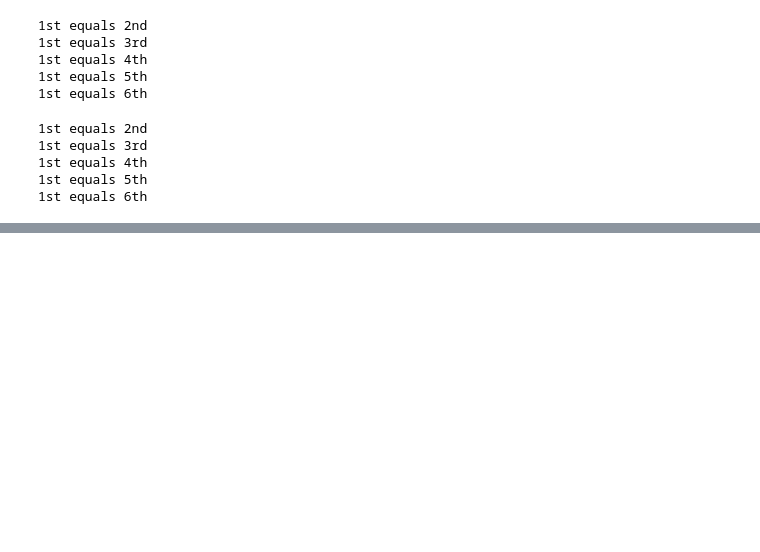
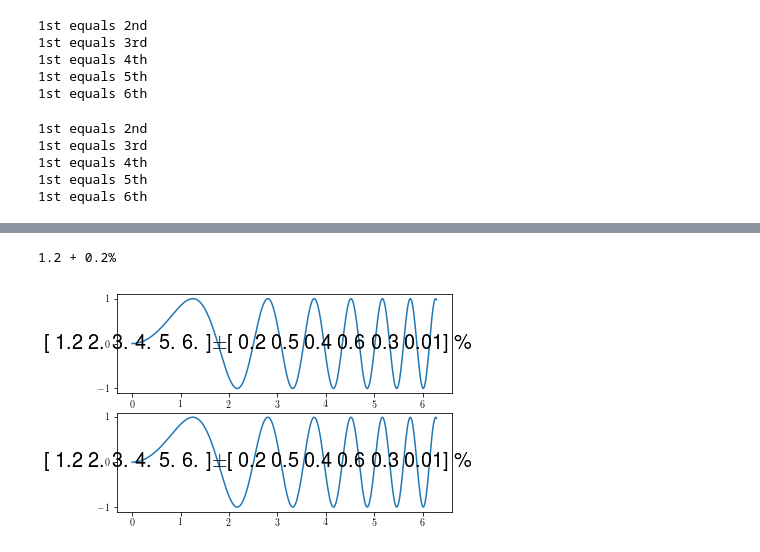
Before and after one commit to shyamsrinivasan/ident, a Jupyter notebook: ident/python2/ss-ident/scratch_file.ipynb, the cells around one changed output, grey strips where cells are left out. Drawn from its saved outputs; the diff is of its cells as text; code cells hidden in the pictures; blank space fills up the shorter version.

```diff
--- a/ident/python2/ss-ident/scratch_file.ipynb
+++ b/ident/python2/ss-ident/scratch_file.ipynb
@@ -440,0 +457,31 @@ if sq_1_k3fdp_2 == sq_6_k3fdp_2:
+# %%
+import matplotlib.pyplot as plt
+import numpy as np
+
+plt.rc('text', usetex=True)
+plt.rc('font', **{'family': 'sans-serif', 'sans-serif': ['Helvetica']})
+
+# Simple data to display in various forms
+x = np.linspace(0, 2 * np.pi, 400)
+y = np.sin(x ** 2)
+arr =np.array([1.2,2,3,4,5,6])
+arr2 = np.array([.2, .5, .4, .6, .3, .01])
+# ts = arr.tostring()+"%"
+print str(arr[0])+" + "+str(arr2[0])+"%"
+
+_, ax = plt.subplots(2, 1, sharex='row')
+for i, a in enumerate(ax):
+    a.plot(x, y)
+    an1 = a.annotate("", xy=(2, 0), xycoords='data',
+              xytext=(2, 0), textcoords='data',
+              size=20, va="center", ha="center")
+    # an2 = a.annotate("", xy=(5, 0), xycoords='data',
+    #                 va="center", ha="center",
+    #                 bbox=dict(boxstyle="round", fc="w"))
+    an3 = a.annotate(str(arr)+r"$\pm$"+str(arr2)+" \%", xy=(1, 0.5), xycoords=an1,
+                    xytext=(30, 0), textcoords="offset points",
+                     size=20, va="center", ha="center")
+plt.show()
+# %% [output]
+1.2 + 0.2%
+[figure, added]
```
Also changed, not shown: parts of 1 cell of this notebook.
